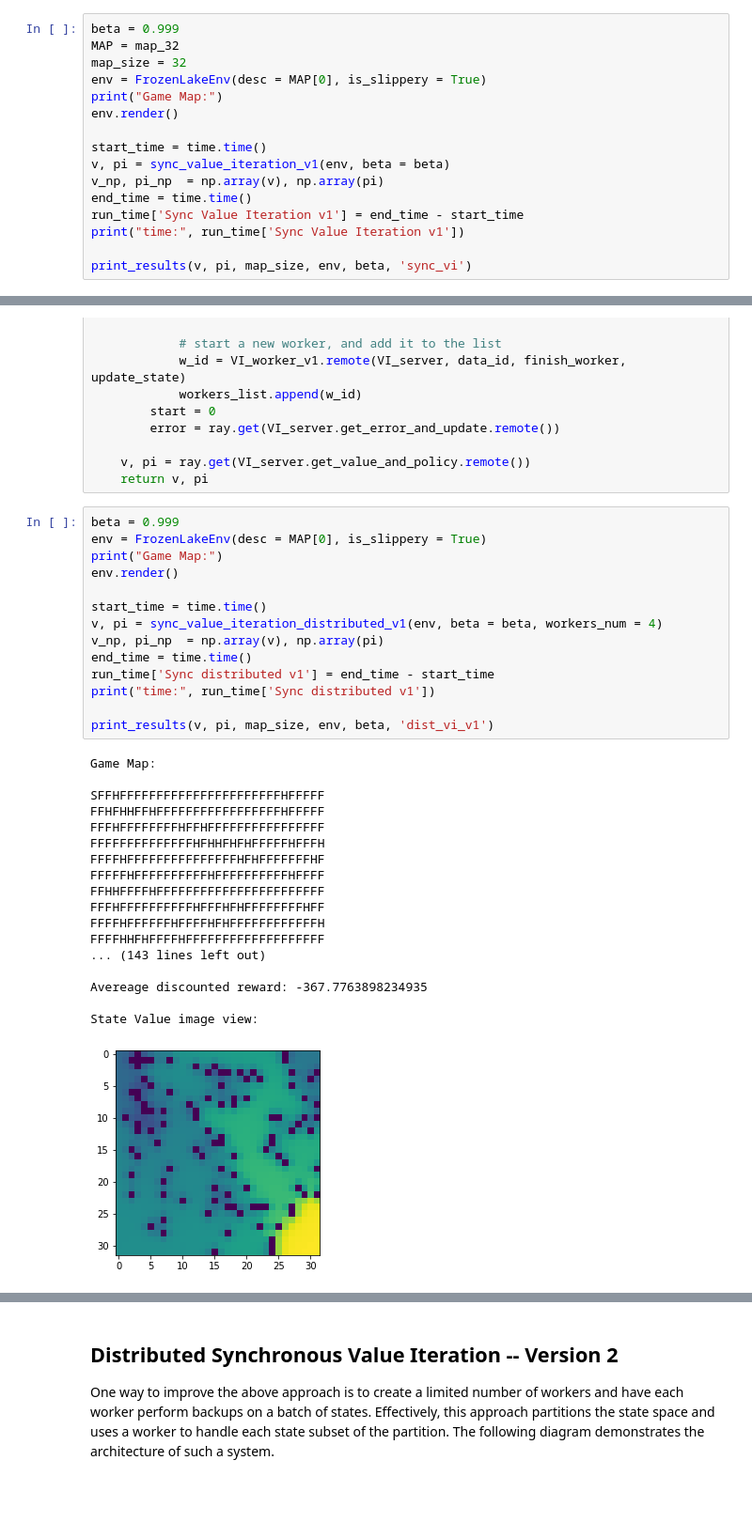
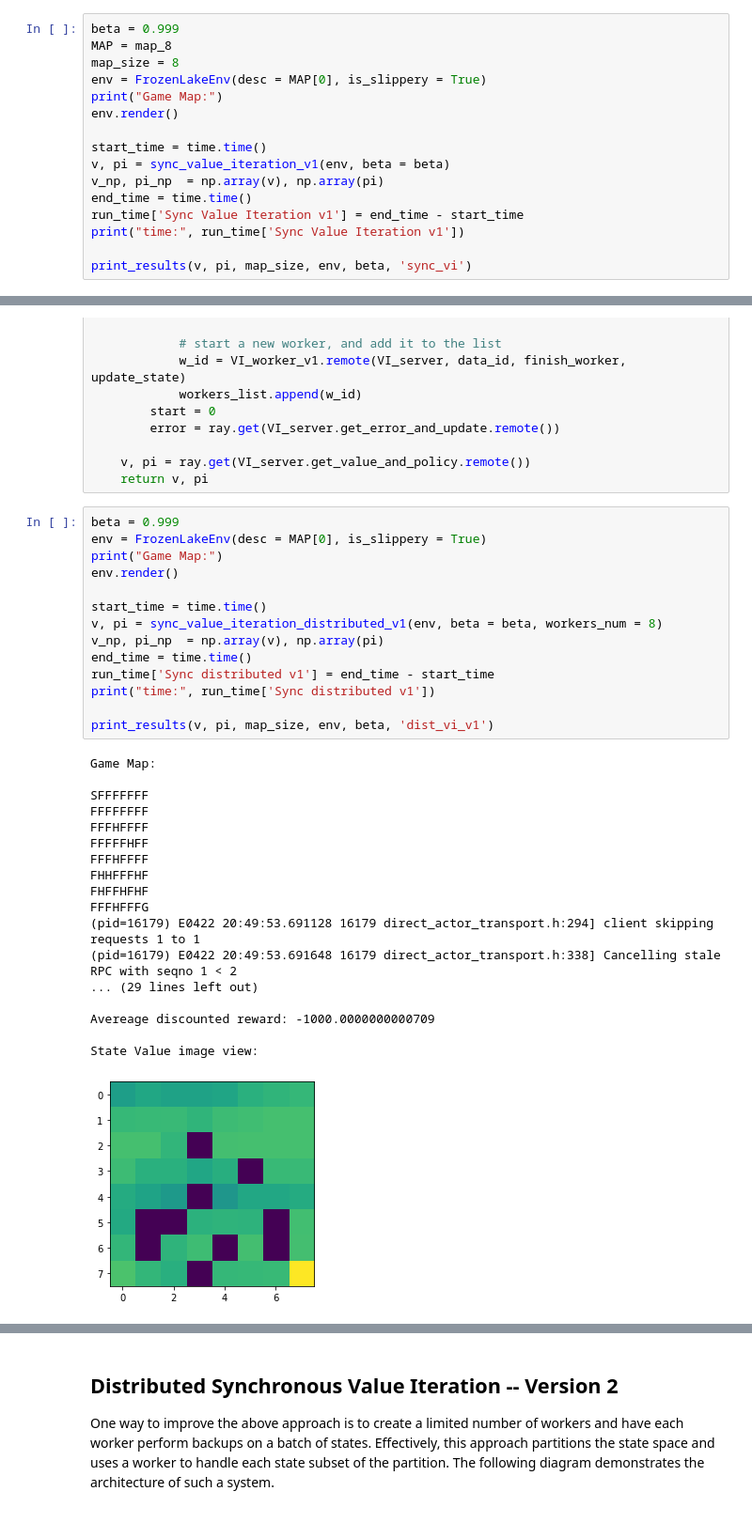
Before and after one commit to kavinda14/rl_rayframework, a Jupyter notebook: hw2/hw2.ipynb, the cells around one changed output, grey strips where cells are left out. Shown at 94% size. Cells and saved outputs as stored; diff of their text form.

```diff
--- a/hw2/hw2.ipynb
+++ b/hw2/hw2.ipynb
@@ -552,8 +552,8 @@ def sync_value_iteration_v1(env, beta = 0.999, epsilon = 0.0001):
 Run the following cell to see the output of your function and store the value and policy matrices to file.
 # %%
 beta = 0.999
-MAP = map_32
-map_size = 32
+MAP = map_8
+map_size = 8
 env = FrozenLakeEnv(desc = MAP[0], is_slippery = True)
 print("Game Map:")
 env.render()
@@ -818,33 +818,33 @@ def sync_value_iteration_distributed_v1(env, beta = 0.999, epsilon = 0.01, worke
 # %%
 beta = 0.999
 env = FrozenLakeEnv(desc = MAP[0], is_slippery = True)
 print("Game Map:")
 env.render()
 
 start_time = time.time()
-v, pi = sync_value_iteration_distributed_v1(env, beta = beta, workers_num = 4)
+v, pi = sync_value_iteration_distributed_v1(env, beta = beta, workers_num = 8)
 v_np, pi_np  = np.array(v), np.array(pi)
 end_time = time.time()
 run_time['Sync distributed v1'] = end_time - start_time
 print("time:", run_time['Sync distributed v1'])
 
 print_results(v, pi, map_size, env, beta, 'dist_vi_v1')
 # %% [output]
 Game Map:
 
-SFFHFFFFFFFFFFFFFFFFFFFFFFHFFFFF
-FFHFHHFFHFFFFFFFFFFFFFFFFFHFFFFF
-FFFHFFFFFFFFHFFHFFFFFFFFFFFFFFFF
-FFFFFFFFFFFFFFHFHHFHFHFFFFFHFFFH
-FFFFHFFFFFFFFFFFFFFFHFHFFFFFFFHF
-FFFFFHFFFFFFFFFFHFFFFFFFFFFHFFFF
-FFHHFFFFHFFFFFFFFFFFFFFFFFFFFFFF
-FFFHFFFFFFFFFFHFFFHFHFFFFFFFFHFF
-FFFFHFFFFFFHFFFFHFHFFFFFFFFFFFFH
-FFFFHHFHFFFFHFFFFFFFFFFFFFFFFFFF
-... (143 lines left out)
+SFFFFFFF
+FFFFFFFF
+FFFHFFFF
+FFFFFHFF
+FFFHFFFF
+FHHFFFHF
+FHFFHFHF
+FFFHFFFG
+(pid=16179) E0422 20:49:53.691128 16179 direct_actor_transport.h:294] client skipping requests 1 to 1
+(pid=16179) E0422 20:49:53.691648 16179 direct_actor_transport.h:338] Cancelling stale RPC with seqno 1 < 2
+... (29 lines left out)
 
-Avereage discounted reward: -367.7763898234935
+Avereage discounted reward: -1000.0000000000709
 
 State Value image view:
-[figure, old version]
+[figure, new version]
```
Also changed, not shown: parts of 6 cells of this notebook, 3 other files.
